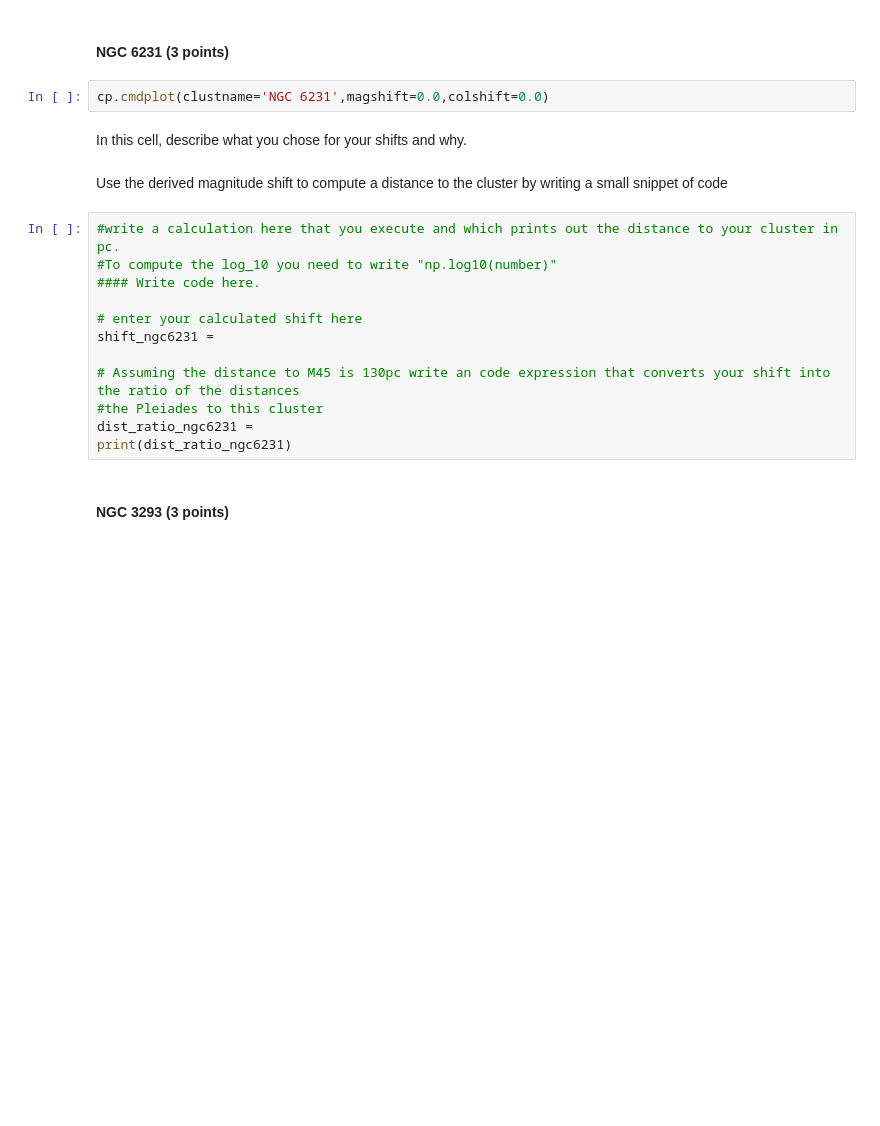
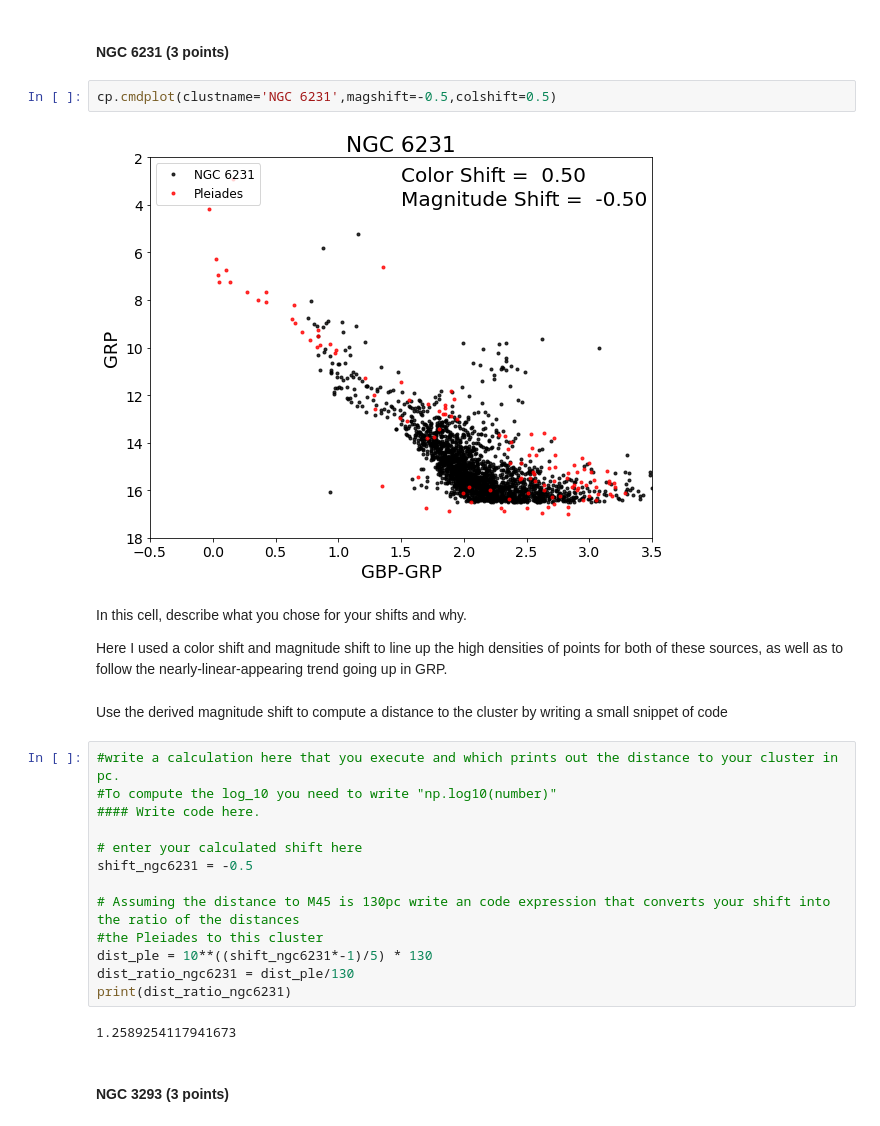
Before and after one commit to claire-cook/CMD_distmod_student, a Jupyter notebook: cluster_plot_student.ipynb, the cells around one changed output. Saved outputs shown, nothing was run; the diff lists cells and outputs as text; blank space fills up the shorter version.

```diff
--- a/cluster_plot_student.ipynb
+++ b/cluster_plot_student.ipynb
@@ -83,9 +101,13 @@ print(dist_ratio_m36)
 # %% [markdown]
 #### NGC 6231  (3 points)
 # %%
-cp.cmdplot(clustname='NGC 6231',magshift=0.0,colshift=0.0)
+cp.cmdplot(clustname='NGC 6231',magshift=-0.5,colshift=0.5)
+# %% [output]
+[figure, added]
-# %% [markdown]
-In this cell, describe what you chose for your shifts and why.
+# %% [markdown]
+In this cell, describe what you chose for your shifts and why.
+
+Here I used a color shift and magnitude shift to line up the high densities of points for both of these sources, as well as to follow the nearly-linear-appearing trend going up in GRP.
 # %% [markdown]
 Use the derived magnitude shift to compute a distance to the cluster by writing a small snippet of code
 # %%
@@ -94,12 +116,15 @@ Use the derived magnitude shift to compute a distance to the cluster by writing
 #### Write code here.
 
 # enter your calculated shift here
-shift_ngc6231 =
+shift_ngc6231 = -0.5
 
 # Assuming the distance to M45 is 130pc write an code expression that converts your shift into the ratio of the distances
 #the Pleiades to this cluster
-dist_ratio_ngc6231 =
+dist_ple = 10**((shift_ngc6231*-1)/5) * 130
+dist_ratio_ngc6231 = dist_ple/130
 print(dist_ratio_ngc6231)
+# %% [output]
+1.2589254117941673
 # %% [markdown]
 #### NGC 3293  (3 points)
 # %%
```
Also changed, not shown: parts of 15 cells of this notebook.
